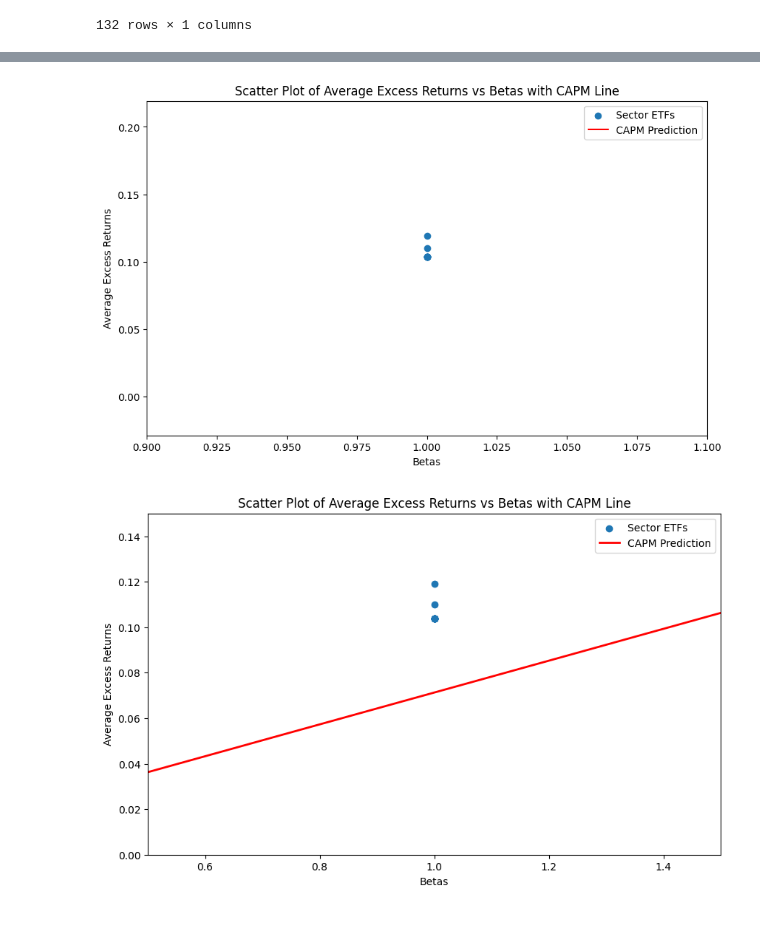
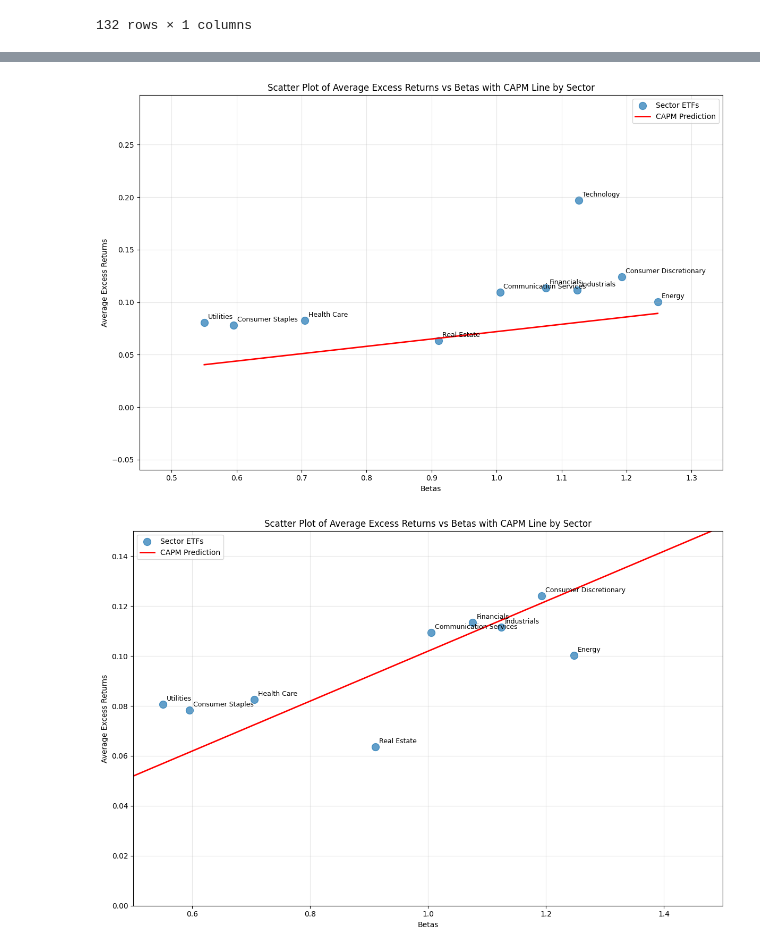
Before and after one commit to Nikhilesh-B/financial_markets_14.533, a Jupyter notebook: HW1/financial_analysis.ipynb, the cells around one changed output, grey strips where cells are left out. Drawn from its saved outputs; the diff is of its cells as text; code cells hidden in the pictures; blank space fills up the shorter version.

```diff
--- a/HW1/financial_analysis.ipynb
+++ b/HW1/financial_analysis.ipynb
@@ -88,0 +94,3 @@ consolidated_data
+# %%
+consolidated_data = consolidated_data.dropna(how='any')
+consolidated_data
@@ -114,6 +154,7 @@ consolidated_data
 # %%
 print("XR ticksers", excess_returns_tickers)
 saved_betas = {}
+significant_alphas = {}
 for er_ticker in excess_returns_tickers:
     X = consolidated_data['SPY XR']
     y = consolidated_data[er_ticker]
@@ -127,6 +168,10 @@ for er_ticker in excess_returns_tickers:
     print(model.summary())
     print(model.params)
     saved_betas[er_ticker] = model.params.iloc[1]
+    alpha_pvalue = model.pvalues['const']
+
+    if alpha_pvalue < 0.05:
+        significant_alphas[er_ticker] = model.params['const']
 # %% [output]
 XR ticksers ['XLC XR', 'XLE XR', 'XLF XR', 'XLI XR', 'XLK XR', 'XLP XR', 'XLRE XR', 'XLU XR', 'XLV XR', 'XLY XR']
                             OLS Regression Results
@@ -176,4 +244,18 @@ avg_xr
 # %%
-plt.figure(figsize=(10, 6))
-plt.scatter(avg_xr['betas'], avg_xr['avg_xr'])
+plt.figure(figsize=(12, 8))
+plt.scatter(avg_xr['betas'], avg_xr['avg_xr'], s=100, alpha=0.7)
+
+# Add labels for each point
+for i, (idx, row) in enumerate(avg_xr.iterrows()):
+    plt.annotate(row['sector'],
+                (row['betas'], row['avg_xr']),
+                xytext=(5, 5), textcoords='offset points',
+                fontsize=9, ha='left')
+
+plt.xlabel('Betas')
+plt.ylabel('Average Excess Returns')
+plt.title('Scatter Plot of Average Excess Returns vs Betas by Sector')
+plt.grid(True, alpha=0.3)
+plt.tight_layout()
+plt.show()
 # %% [output]
@@ -182,48 +263,66 @@ plt.scatter(avg_xr['betas'], avg_xr['avg_xr'])
 # %%
 import numpy as np
 
 risk_free_rate = consolidated_data['t30ret'].mean()
 
 equity_premium = 0.07
 
 x_values = np.array([avg_xr['betas'].min(), avg_xr['betas'].max()])
 capm_line = risk_free_rate + equity_premium * x_values
 
-plt.figure(figsize=(10, 6))
-plt.scatter(avg_xr['betas'], avg_xr['avg_xr'], label='Sector ETFs')
-plt.plot(x_values, capm_line, color='red', label='CAPM Prediction')
+plt.figure(figsize=(12, 8))
+plt.scatter(avg_xr['betas'], avg_xr['avg_xr'], label='Sector ETFs', s=100, alpha=0.7)
+plt.plot(x_values, capm_line, color='red', label='CAPM Prediction', linewidth=2)
+
+# Add labels for each point
+for i, (idx, row) in enumerate(avg_xr.iterrows()):
+    plt.annotate(row['sector'],
+                (row['betas'], row['avg_xr']),
+                xytext=(5, 5), textcoords='offset points',
+                fontsize=9, ha='left')
 
 plt.xlim(x_values.min() - 0.1, x_values.max() + 0.1)
 plt.ylim(min(avg_xr['avg_xr'].min(), capm_line.min()) - 0.1, max(avg_xr['avg_xr'].max(), capm_line.max()) + 0.1)
 
 plt.xlabel('Betas')
 plt.ylabel('Average Excess Returns')
-plt.title('Scatter Plot of Average Excess Returns vs Betas with CAPM Line')
+plt.title('Scatter Plot of Average Excess Returns vs Betas with CAPM Line by Sector')
 plt.legend()
+plt.grid(True, alpha=0.3)
+plt.tight_layout()
 plt.show()
 # %% [output]
-[figure, old version]
+[figure, new version]
 # %%
 import numpy as np
 
 risk_free_rate = consolidated_data['t30ret'].mean()
-equity_premium = 0.07
+equity_premium = 0.10
 
 x_values = np.array([0.5, 1.5])
 capm_line = risk_free_rate + equity_premium * x_values
 
 
-plt.figure(figsize=(10, 6))
-plt.scatter(avg_xr['betas'], avg_xr['avg_xr'], label='Sector ETFs')
+plt.figure(figsize=(12, 8))
+plt.scatter(avg_xr['betas'], avg_xr['avg_xr'], label='Sector ETFs', s=100, alpha=0.7)
 plt.plot(x_values, capm_line, color='red', linewidth=2, label='CAPM Prediction')
+
+# Add labels for each point
+for i, (idx, row) in enumerate(avg_xr.iterrows()):
+    plt.annotate(row['sector'],
+                (row['betas'], row['avg_xr']),
+                xytext=(5, 5), textcoords='offset points',
+                fontsize=9, ha='left')
 
 plt.xlim(0.5, 1.5)
 plt.ylim(0, 0.15)
 
 plt.xlabel('Betas')
 plt.ylabel('Average Excess Returns')
-plt.title('Scatter Plot of Average Excess Returns vs Betas with CAPM Line')
+plt.title('Scatter Plot of Average Excess Returns vs Betas with CAPM Line by Sector')
 plt.legend()
+plt.grid(True, alpha=0.3)
+plt.tight_layout()
 plt.show()
 # %% [output]
-[figure, old version]
+[figure, new version]
```
Also changed, not shown: parts of 12 cells of this notebook, 1 other file.
